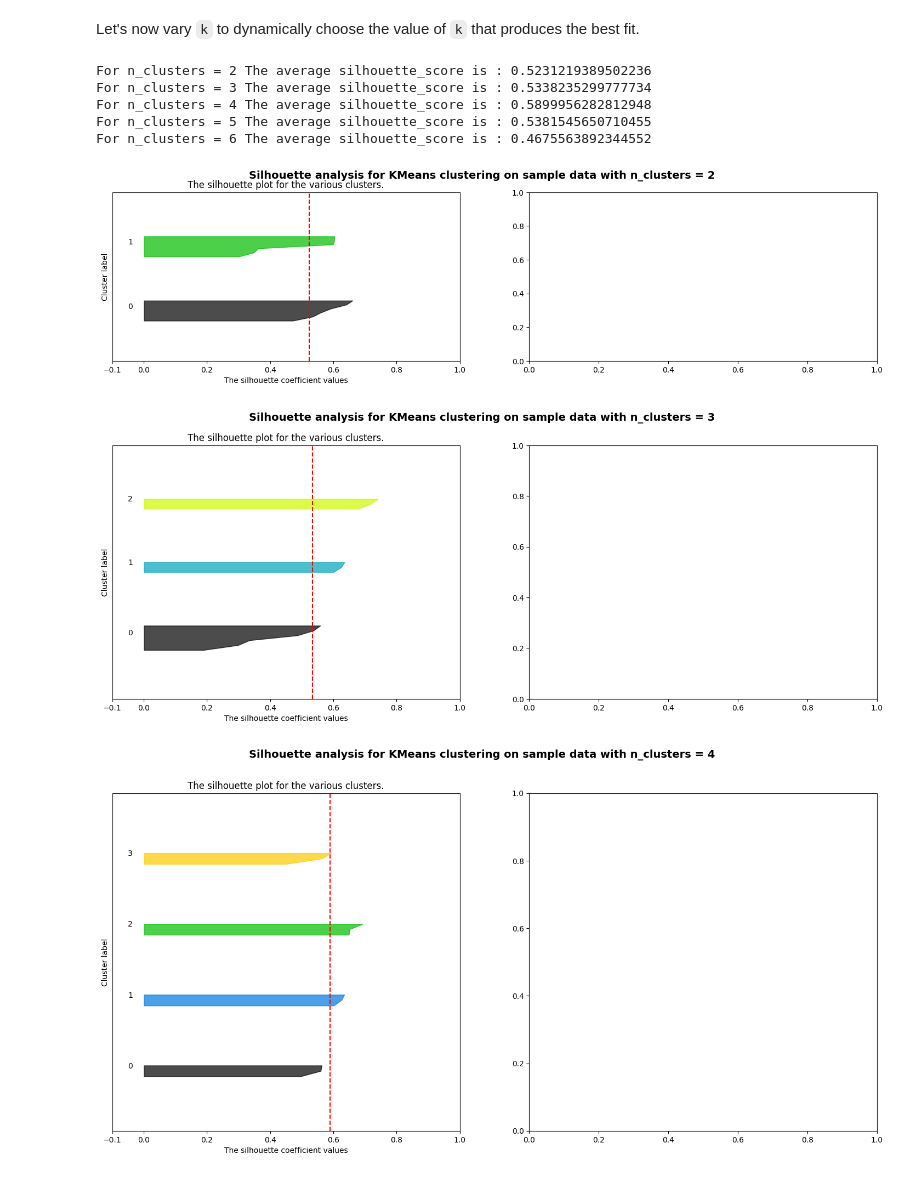
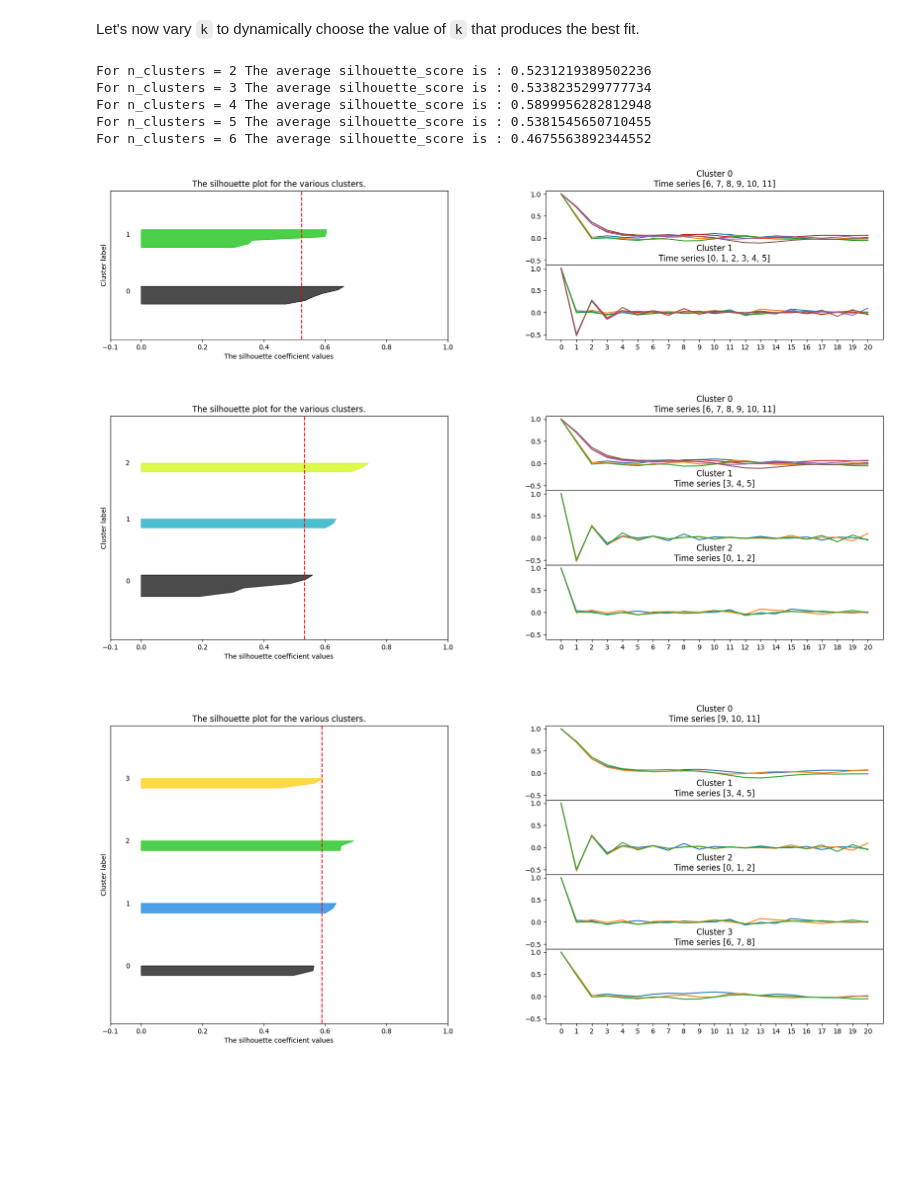
Before and after one commit to DrDougPhD/MachineLearningExercises, a Jupyter notebook: notebooks/time-series-clustering/autocorrelation.ipynb, the cells around one changed output. Cells and saved outputs as stored; diff of their text form; code cells hidden in the pictures; blank space fills up the shorter version.

```diff
--- a/notebooks/time-series-clustering/autocorrelation.ipynb
+++ b/notebooks/time-series-clustering/autocorrelation.ipynb
@@ -186,6 +186,7 @@ Let's now vary `k` to dynamically choose the value of `k` that produces the best
 
 import matplotlib.cm as cm
 import matplotlib.pyplot as plt
+import matplotlib.gridspec as gridspec
 import numpy as np
 
 from sklearn.cluster import KMeans
@@ -210,13 +211,13 @@ X = acf_df.transpose()
 range_n_clusters = range(2, 7)
 
 for n_clusters in range_n_clusters:
-    # Create a subplot with 1 row and 2 columns
-    fig, (ax1, ax2) = plt.subplots(1, 2)
-    fig.set_size_inches(18, 2 * n_clusters)
+    fig = plt.figure(figsize=(18, 2 * n_clusters))  #, tight_layout=True)
+    left_fig, right_fig = fig.subfigures(nrows=1, ncols=2)
 
     # The 1st subplot is the silhouette plot
     # The silhouette coefficient can range from -1, 1 but in this example all
     # lie within [-0.1, 1]
+    ax1 = left_fig.add_subplot()
     ax1.set_xlim([-0.1, 1])
     # The (n_clusters+1)*10 is for inserting blank space between silhouette
     # plots of individual clusters, to demarcate them clearly.
@@ -242,6 +243,7 @@ for n_clusters in range_n_clusters:
     sample_silhouette_values = silhouette_samples(X, cluster_labels)
 
     y_lower = 10
+
     for i in range(n_clusters):
         # Aggregate the silhouette scores for samples belonging to
         # cluster i, and sort them
@@ -279,7 +281,27 @@ for n_clusters in range_n_clusters:
     ax1.set_xticks([-0.1, 0, 0.2, 0.4, 0.6, 0.8, 1])
 
     # # 2nd Plot showing the actual clusters formed
-    # colors = cm.nipy_spectral(cluster_labels.astype(float) / n_clusters)
+
+    gs = right_fig.add_gridspec(n_clusters, hspace=0)
+    timeseries_waveforms = gs.subplots(sharex=True, sharey=True)
+    colors = cm.nipy_spectral(cluster_labels.astype(float) / n_clusters)
+
+    for i in range(n_clusters):
+        ax = timeseries_waveforms[i]
+
+        ts = []
+        # j ranges over the series ACFs
+        for j in range(n_series):
+
+            # Plot ACF j in the current cluster i
+            if cluster_labels[j] == i:
+                ts.append(j)
+                ax.plot(acf_df.iloc[:, j])
+
+            ax.set_title(f"Cluster {i}\nTime series {ts}")
+
+    ax.set_xticks(range(acf_df.shape[0]))
+
     # ax2.scatter(
     #     X[:, 0], X[:, 1], marker=".", s=30, lw=0, alpha=0.7, c=colors, edgecolor="k"
     # )
@@ -291,33 +313,33 @@ for n_clusters in range_n_clusters:
     #     centers[:, 0],
     #     centers[:, 1],
     #     marker="o",
     #     c="white",
     #     alpha=1,
     #     s=200,
     #     edgecolor="k",
     # )
 
     # for i, c in enumerate(centers):
     #     ax2.scatter(c[0], c[1], marker="$%d$" % i, alpha=1, s=50, edgecolor="k")
 
     # ax2.set_title("The visualization of the clustered data.")
     # ax2.set_xlabel("Feature space for the 1st feature")
     # ax2.set_ylabel("Feature space for the 2nd feature")
 
     plt.suptitle(
         "Silhouette analysis for KMeans clustering on sample data with n_clusters = %d"
         % n_clusters,
         fontsize=14,
         fontweight="bold",
     )
 
 plt.show()
 # %% [output]
 For n_clusters = 2 The average silhouette_score is : 0.5231219389502236
 For n_clusters = 3 The average silhouette_score is : 0.5338235299777734
 For n_clusters = 4 The average silhouette_score is : 0.5899956282812948
 For n_clusters = 5 The average silhouette_score is : 0.5381545650710455
 For n_clusters = 6 The average silhouette_score is : 0.4675563892344552
-[figure, old version]
+[figure, new version]
-[figure, old version]
+[figure, new version]
-[figure, old version]
+[figure, new version]
```
Also changed, not shown: parts of 1 cell of this notebook.
